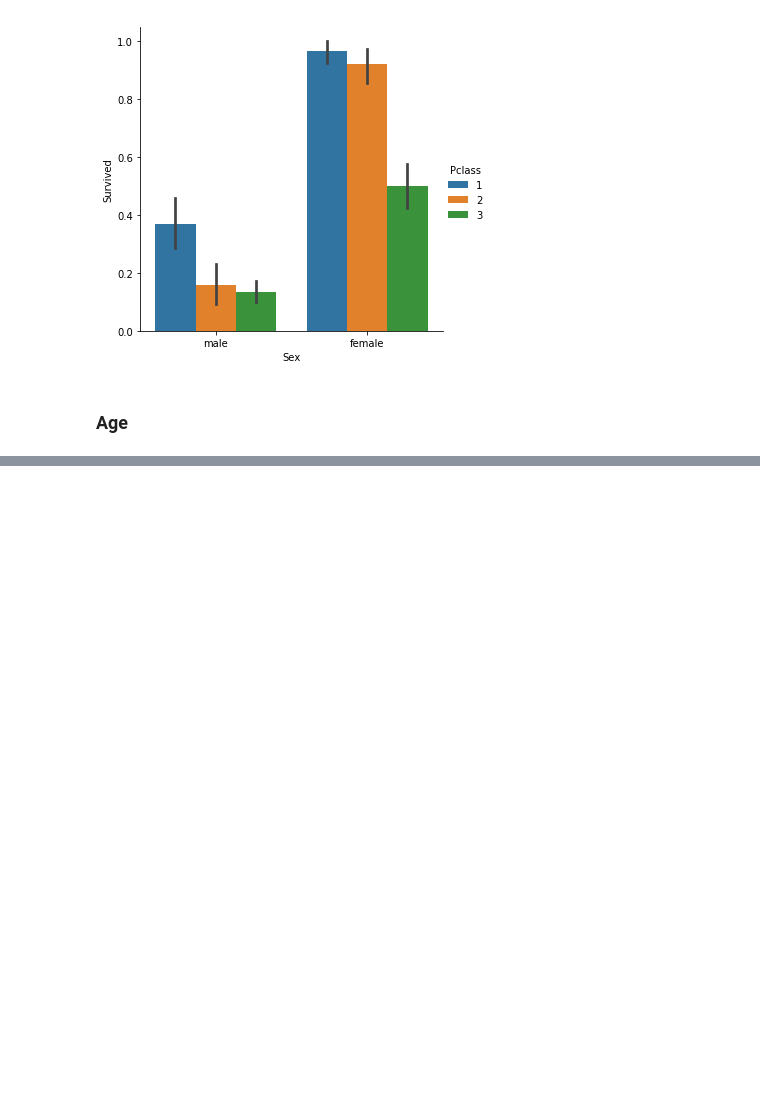
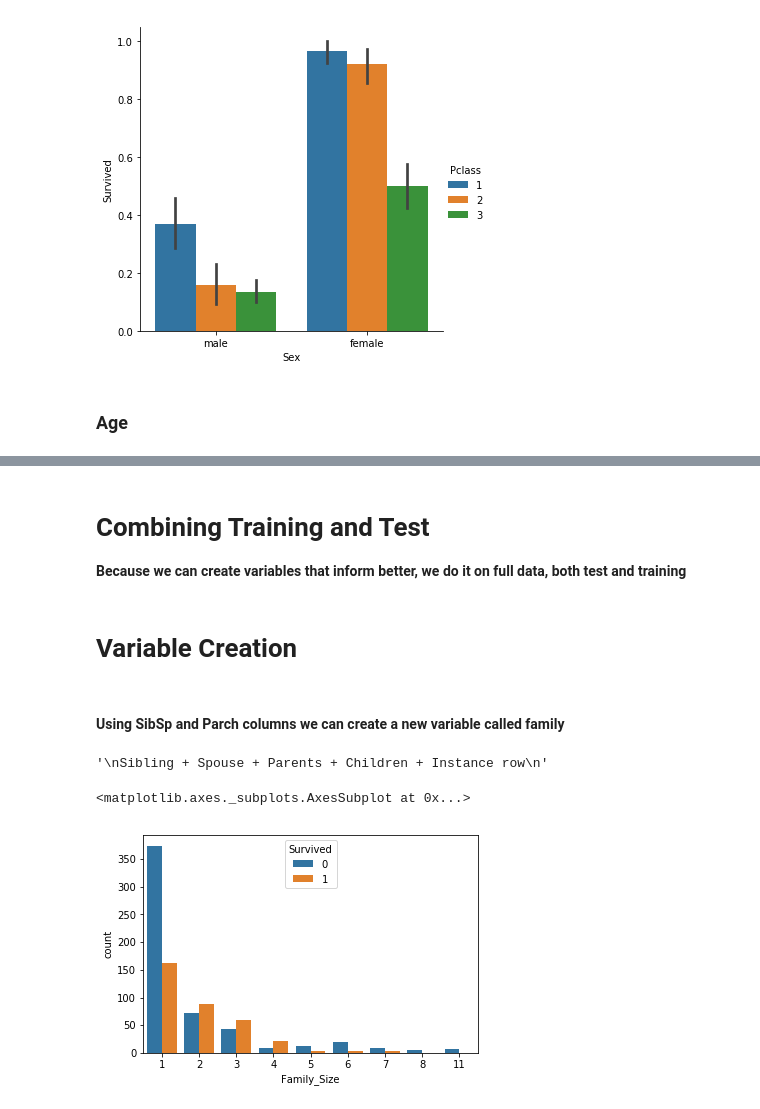
Before and after one commit to vijaypatha/mlcourse, a Jupyter notebook: Titanic Pre-Modeling .ipynb, the cells around one changed output, grey strips where cells are left out. Cells and saved outputs as stored; diff of their text form; code cells hidden in the pictures; blank space fills up the shorter version.

```diff
--- a/Titanic Pre-Modeling .ipynb
+++ b/Titanic Pre-Modeling .ipynb
@@ -227,0 +239,4 @@ plt.show()
+# %% [markdown]
+# Combining Training and Test
+
+**Because we can create variables that inform better, we do it on full data, both test and training**
@@ -227,0 +245,19 @@ plt.show()
+# %% [markdown]
+<a id='Variable_Creation'></a>
+
+# Variable Creation
+# %% [markdown]
+#### Using SibSp and Parch columns we can create a new variable called family
+# %%
+for new_var in full_data:
+    new_var['Family_Size'] = new_var['SibSp'] + new_var['Parch'] + 1
+'''
+Sibling + Spouse + Parents + Children + Instance row
+'''
+# %% [output]
+'\nSibling + Spouse + Parents + Children + Instance row\n'
+# %%
+sns.countplot('Family_Size', data = train, hue='Survived')
+# %% [output]
+<matplotlib.axes._subplots.AxesSubplot at 0x...>
+[figure, added]
```
Also changed, not shown: parts of 7 cells of this notebook.
